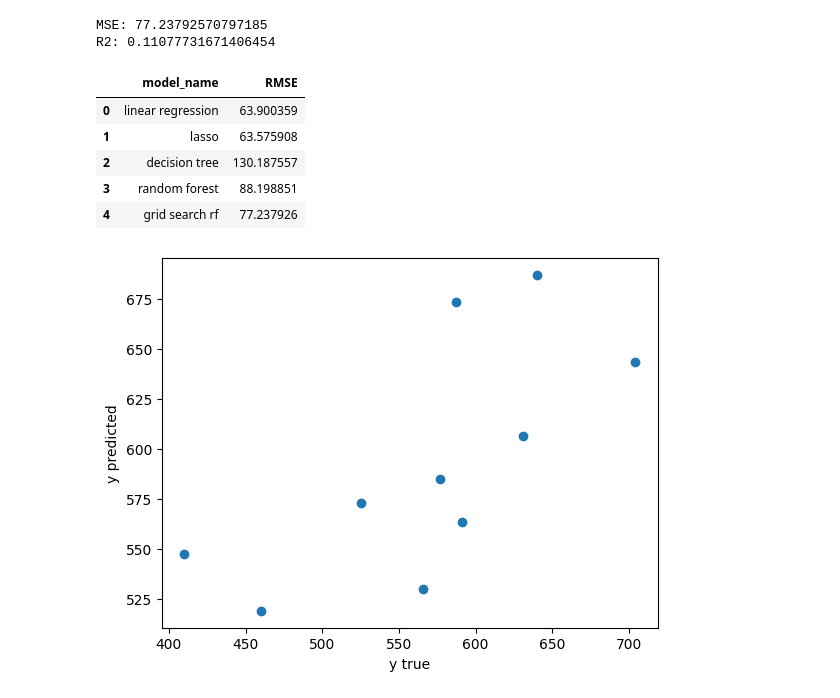
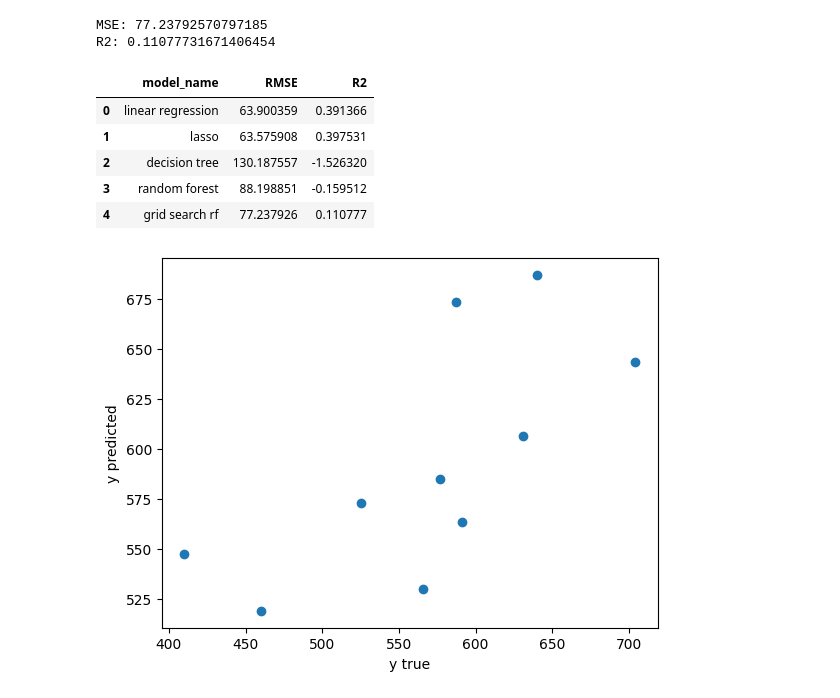
Before and after one commit to juandiegomade/model_comparison, a Jupyter notebook: notebooks/notebook.ipynb, the cells around one changed output. Saved outputs shown, nothing was run; the diff lists cells and outputs as text; code cells hidden in the pictures.

```diff
--- a/notebooks/notebook.ipynb
+++ b/notebooks/notebook.ipynb
@@ -78,6 +80,7 @@ print(f'MSE: {np.sqrt(mean_squared_error(y_test,y_hat_tr))}')
 print(f'R2: {r2_score(y_test,y_hat_tr)}')
 
 rmse_tr = np.sqrt(mean_squared_error(y_test,y_hat_tr))
+r2_tr = r2_score(y_test,y_hat_tr)
 # %% [output]
 MSE: 130.18755700910899
 R2: -1.5263195550977877
@@ -92,6 +95,7 @@ print(f'MSE: {np.sqrt(mean_squared_error(y_test,y_hat_rf))}')
 print(f'R2: {r2_score(y_test,y_hat_rf)}')
 
 rmse_rf = np.sqrt(mean_squared_error(y_test,y_hat_rf))
+r2_rf = r2_score(y_test,y_hat_rf)
 # %% [output]
 MSE: 88.19885078616389
 R2: -0.15951182386356022
@@ -112,6 +116,7 @@ print(f'MSE: {np.sqrt(mean_squared_error(y_test,y_hat_gs_rf))}')
 print(f'R2: {r2_score(y_test,y_hat_gs_rf)}')
 
 rmse_gs_rf = np.sqrt(mean_squared_error(y_test,y_hat_gs_rf))
+r2_gs_rf = r2_score(y_test,y_hat_gs_rf)
 # %% [output]
 MSE: 77.23792570797185
 R2: 0.11077731671406454
@@ -123,17 +128,25 @@ rmse_list.append(rmse_ls)
 rmse_list.append(rmse_tr)
 rmse_list.append(rmse_rf)
 rmse_list.append(rmse_gs_rf)
+# %%
+r2_list = []
+
+r2_list.append(r2_lr)
+r2_list.append(r2_ls)
+r2_list.append(r2_tr)
+r2_list.append(r2_rf)
+r2_list.append(r2_gs_rf)
 # %%
 cm =sns.light_palette('red', as_cmap=True)
-model_compare = pd.DataFrame({'model_name':['linear regression','lasso','decision tree','random forest','grid search rf'],'RMSE':rmse_list})
+model_compare = pd.DataFrame({'model_name':['linear regression','lasso','decision tree','random forest','grid search rf'],'RMSE':rmse_list, 'R2':r2_list})
 model_compare.style.background_gradient(cmap=cm)
 # %% [output]
-|  | model_name | RMSE |
-| 0 | linear regression | 63.900359 |
-| 1 | lasso | 63.575908 |
-| 2 | decision tree | 130.187557 |
-| 3 | random forest | 88.198851 |
-| 4 | grid search rf | 77.237926 |
+|  | model_name | RMSE | R2 |
+| 0 | linear regression | 63.900359 | 0.391366 |
+| 1 | lasso | 63.575908 | 0.397531 |
+| 2 | decision tree | 130.187557 | -1.526320 |
+| 3 | random forest | 88.198851 | -0.159512 |
+| 4 | grid search rf | 77.237926 | 0.110777 |
 # %%
 plt.scatter(x=y_test,y=y_hat_lr)
 plt.xlabel('y true')
```
Also changed, not shown: parts of 2 cells of this notebook.
